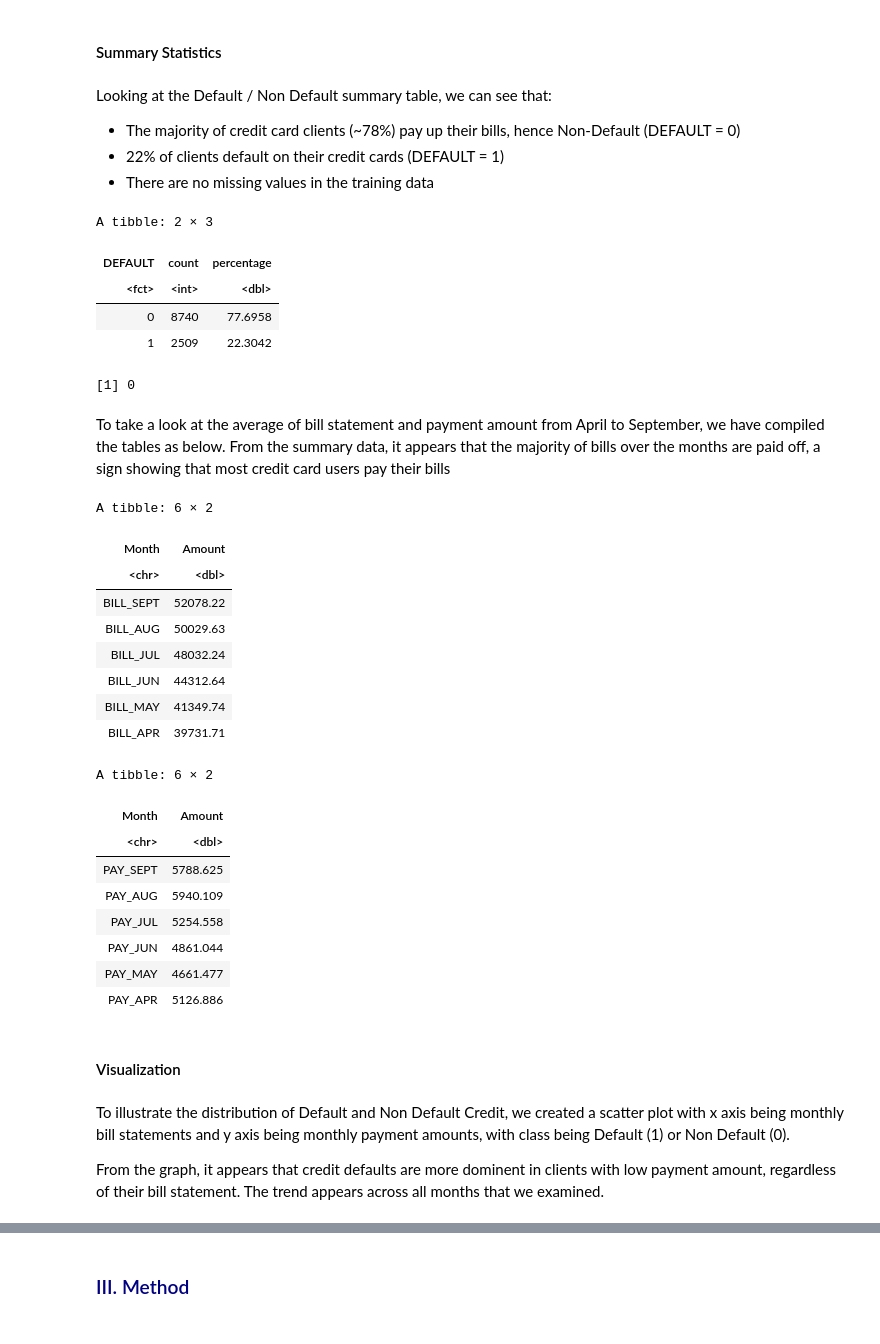
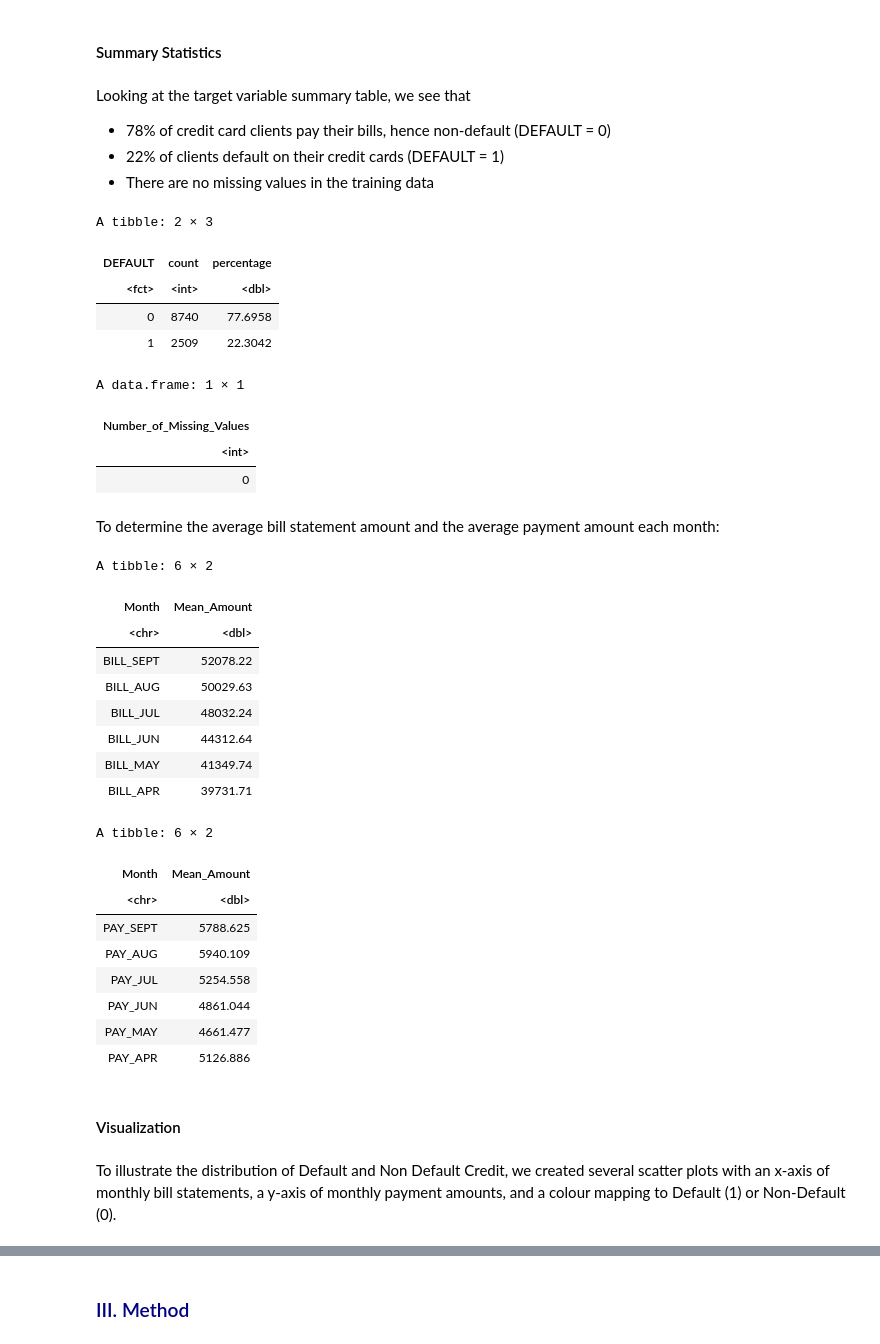
Before and after one commit to steph-feng/DSCI-100-Group-85, a Jupyter notebook: Code_Group Proposal.ipynb, the cells around one changed output, grey strips where cells are left out. Saved outputs shown, nothing was run; the diff lists cells and outputs as text; code cells hidden in the pictures.

```diff
--- a/Code_Group Proposal.ipynb
+++ b/Code_Group Proposal.ipynb
@@ -105,8 +125,8 @@ A tibble: 11249 × 25
 # %% [markdown]
 #### <font color='fushsia'> Summary Statistics </font>
 # %% [markdown]
-Looking at the Default / Non Default summary table, we can see that:
-+ The majority of credit card clients (~78%) pay up their bills, hence Non-Default (DEFAULT = 0)
+Looking at the target variable summary table, we see that
++ 78% of credit card clients pay their bills, hence non-default (DEFAULT = 0)
 + 22% of clients default on their credit cards (DEFAULT = 1)
 + There are no missing values in the training data
 # %%
@@ -119,41 +139,43 @@ summarize(count = n(), percentage = n() / num_obs * 100)
 
 #CHECK FOR NA VALUES
 
-sum(is.na(credit_train))
+missing_values <- data.frame(Number_of_Missing_Values = sum(is.na(credit_train)))
+missing_values
 # %% [output]
 A tibble: 2 × 3
 | DEFAULT | count | percentage |
 | <fct> | <int> | <dbl> |
 | 0 | 8740 | 77.6958 |
 | 1 | 2509 | 22.3042 |
-[1] 0
+A data.frame: 1 × 1
+| Number_of_Missing_Values |
+| <int> |
+| 0 |
 # %% [markdown]
-To take a look at the average of bill statement and payment amount from April to September, we have compiled the tables as below.
-From the summary data, it appears that the majority of bills over the months are paid off, a sign showing that
-most credit card users pay their bills
+To determine the average bill statement amount and the average payment amount each month:
 # %%
 #SUMMARIZE BILL AND PAYMENT
 
 average_summarize <- credit_train |>
 select(BILL_SEPT:PAY_APR) |>
 map_df(mean, na.rm=TRUE)
 
 average_summarize_bill <- average_summarize |>
 pivot_longer(cols = BILL_SEPT:BILL_APR,
              names_to = "Month",
-             values_to = "Amount") |>
-select(Month:Amount)
+             values_to = "Mean_Amount") |>
+select(Month:Mean_Amount)
 average_summarize_bill
 
 average_summarize_pay <- average_summarize |>
 pivot_longer(cols = PAY_SEPT:PAY_APR,
              names_to = "Month",
-             values_to = "Amount") |>
-select(Month:Amount)
+             values_to = "Mean_Amount") |>
+select(Month:Mean_Amount)
 average_summarize_pay
 # %% [output]
 A tibble: 6 × 2
-| Month | Amount |
+| Month | Mean_Amount |
 | <chr> | <dbl> |
 | BILL_SEPT | 52078.22 |
 | BILL_AUG | 50029.63 |
@@ -162,7 +184,7 @@ A tibble: 6 × 2
 | BILL_MAY | 41349.74 |
 | BILL_APR | 39731.71 |
 A tibble: 6 × 2
-| Month | Amount |
+| Month | Mean_Amount |
 | <chr> | <dbl> |
 | PAY_SEPT | 5788.625 |
 | PAY_AUG | 5940.109 |
@@ -173,9 +195,7 @@ A tibble: 6 × 2
 # %% [markdown]
 #### <font color='fushsia'> Visualization </font>
 # %% [markdown]
-To illustrate the distribution of Default and Non Default Credit, we created a scatter plot with x axis being monthly bill statements and y axis being monthly payment amounts, with class being Default (1) or Non Default (0).
-
-From the graph, it appears that credit defaults are more dominent in clients with low payment amount, regardless of their bill statement. The trend appears across all months that we examined.
+To illustrate the distribution of Default and Non Default Credit, we created several scatter plots with an x-axis of monthly bill statements, a y-axis of monthly payment amounts, and a colour mapping to Default (1) or Non-Default (0).
 # %%
 #VISUALIZATION
 
```
Also changed, not shown: parts of 10 cells of this notebook.
